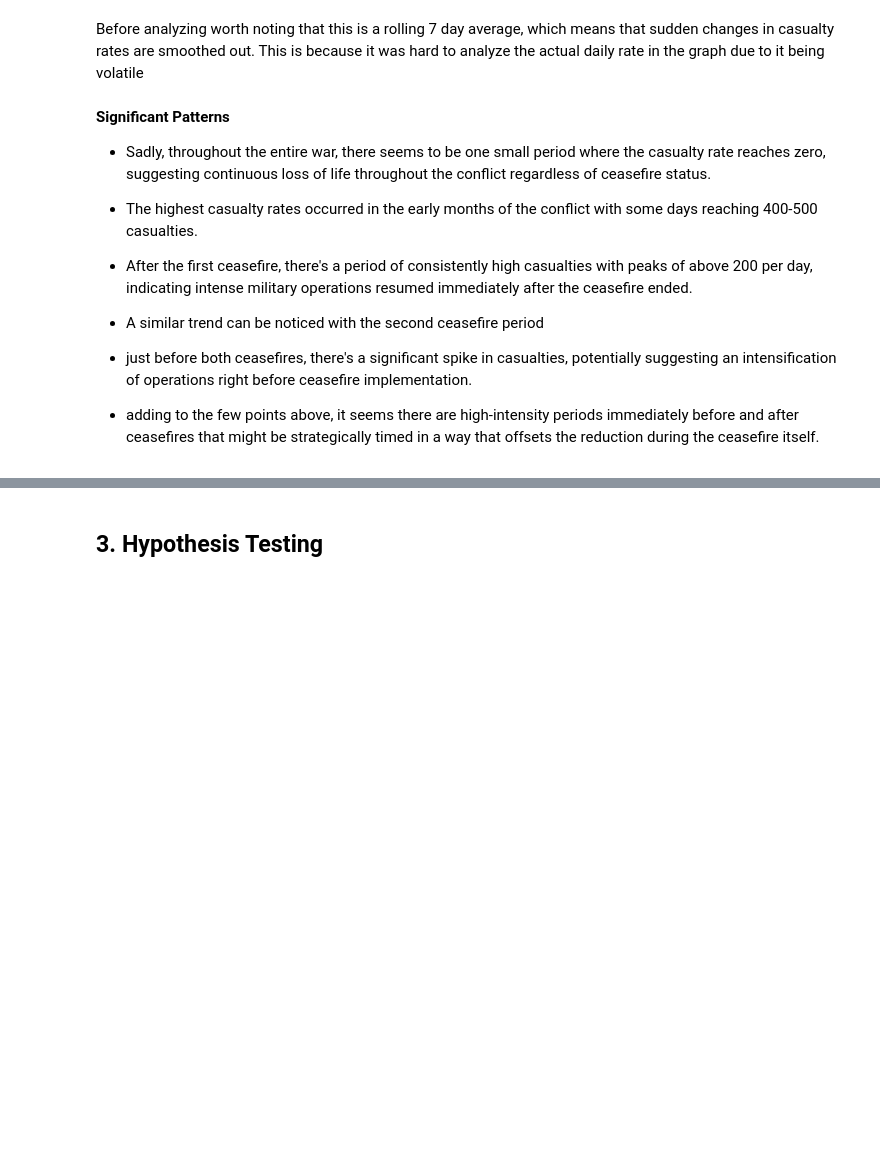
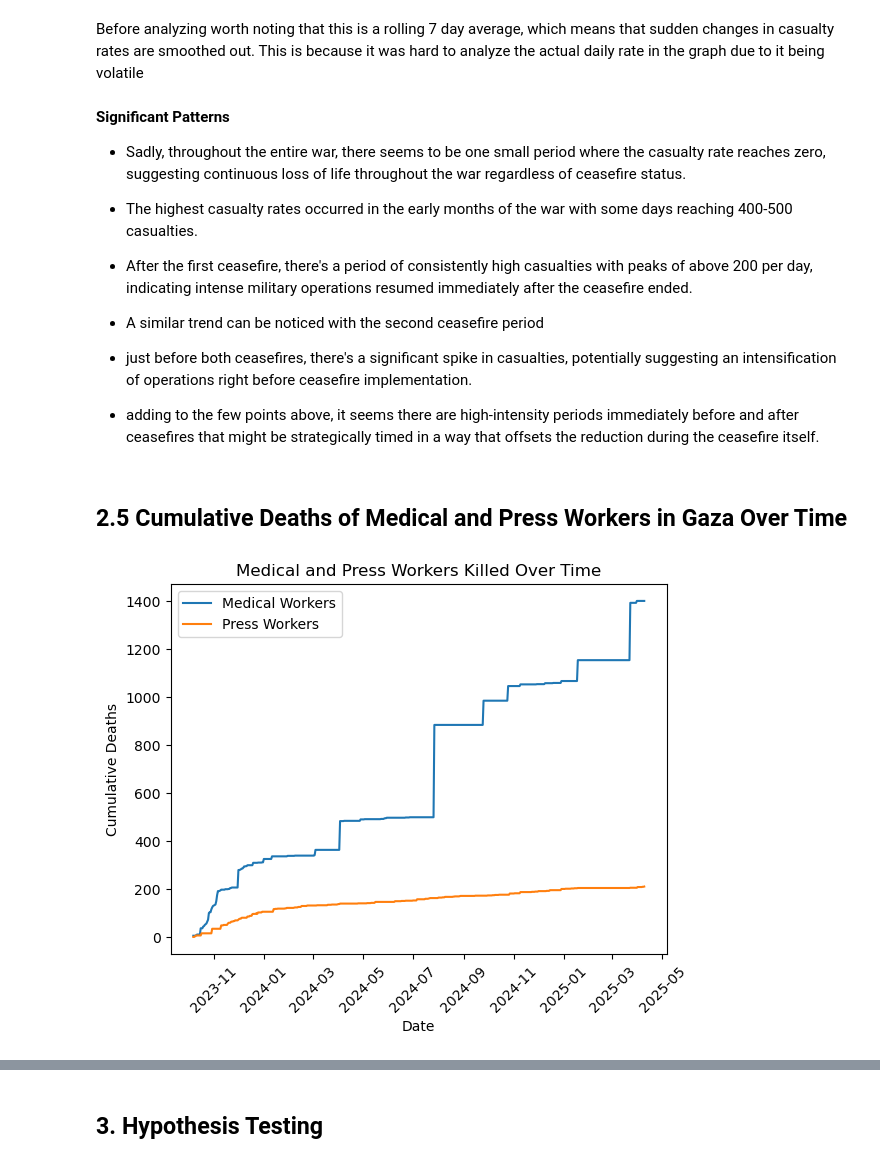
Before and after one commit to shatha-alhazbi/gaza-through-data, a Jupyter notebook: Part B/PartB.ipynb, the cells around one changed output, grey strips where cells are left out. Saved outputs shown, nothing was run; the diff lists cells and outputs as text; code cells hidden in the pictures; blank space fills up the shorter version.

Commit message:
3.5 plot and 4.1 hypothesis

```diff
--- a/Part B/PartB.ipynb
+++ b/Part B/PartB.ipynb
@@ -822,9 +817,9 @@ Before analyzing worth noting that this is a rolling 7 day average, which means
 # %% [markdown]
 **Significant Patterns**
 
-- Sadly, throughout the entire war, there seems to be one small period where the casualty rate reaches zero, suggesting continuous loss of life throughout the conflict regardless of ceasefire status.
+- Sadly, throughout the entire war, there seems to be one small period where the casualty rate reaches zero, suggesting continuous loss of life throughout the war regardless of ceasefire status.
 
-- The highest casualty rates occurred in the early months of the conflict with some days reaching 400-500 casualties.
+- The highest casualty rates occurred in the early months of the war with some days reaching 400-500 casualties.
 
 - After the first ceasefire, there's a period of consistently high casualties with peaks of above 200 per day, indicating intense military operations resumed immediately after the ceasefire ended.
 
@@ -838,2 +831,23 @@ Before analyzing worth noting that this is a rolling 7 day average, which means
+# %% [markdown]
+## 2.5 Cumulative Deaths of Medical and Press Workers in Gaza Over Time
 # %%
-# select just medical killed column vs time (and press)
+# Convert report_date to datetime format
+gaza_dates = [datetime.strptime(date, '%Y-%m-%d') for date in gaza_clean.column('report_date')]
+
+# Select columns
+workers = gaza_clean.select('report_date', 'ext_med_killed_cum', 'ext_press_killed_cum')
+
+# Plot the lines
+plt.plot(gaza_dates, workers.column('ext_med_killed_cum'), label='Medical Workers')
+plt.plot(gaza_dates, workers.column('ext_press_killed_cum'), label='Press Workers')
+
+plt.xlabel('Date')
+plt.ylabel('Cumulative Deaths')
+plt.title('Medical and Press Workers Killed Over Time')
+plt.legend()
+
+plt.xticks(rotation=45)
+
+plt.show()
+# %% [output]
+[figure, added]
```
Also changed, not shown: parts of 24 cells of this notebook.
